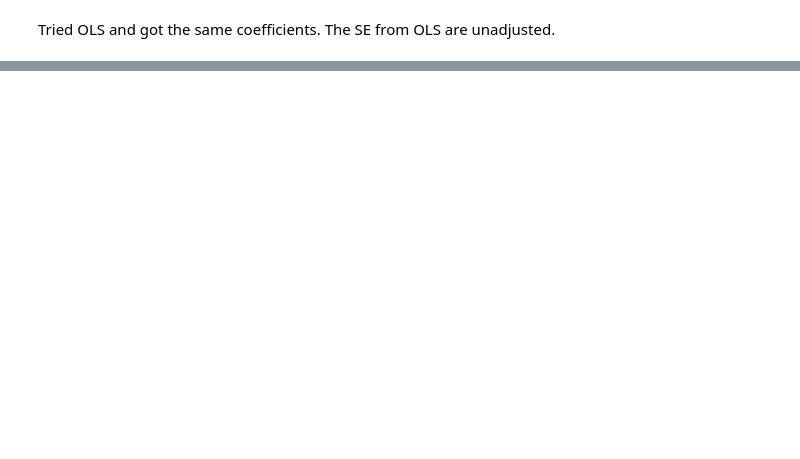
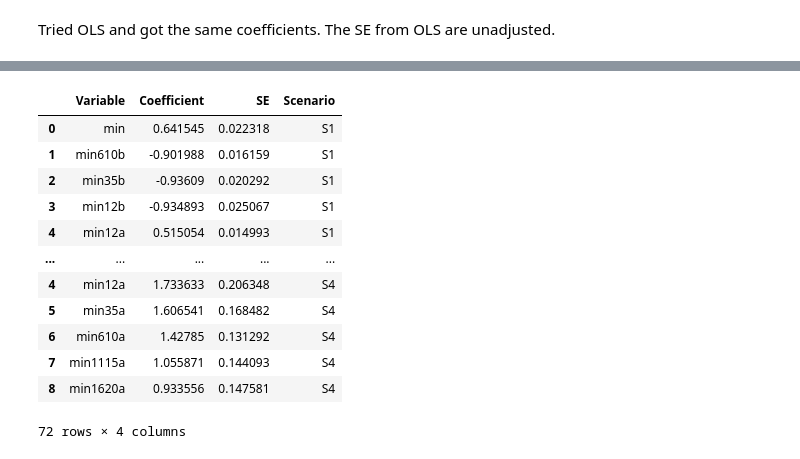
Before and after one commit to boyuchen21/minimum_wage, a Jupyter notebook: codes/compare_estimators.ipynb, the cells around one changed output, grey strips where cells are left out. Saved outputs shown, nothing was run; the diff lists cells and outputs as text; code cells hidden in the pictures; blank space fills up the shorter version.

```diff
--- a/codes/compare_estimators.ipynb
+++ b/codes/compare_estimators.ipynb
@@ -623,0 +621,16 @@ plt.show()
+# %%
+result_appended
+# %% [output]
+|  | Variable | Coefficient | SE | Scenario |
+| 0 | min | 0.641545 | 0.022318 | S1 |
+| 1 | min610b | -0.901988 | 0.016159 | S1 |
+| 2 | min35b | -0.93609 | 0.020292 | S1 |
+| 3 | min12b | -0.934893 | 0.025067 | S1 |
+| 4 | min12a | 0.515054 | 0.014993 | S1 |
+| ... | ... | ... | ... | ... |
+| 4 | min12a | 1.733633 | 0.206348 | S4 |
+| 5 | min35a | 1.606541 | 0.168482 | S4 |
+| 6 | min610a | 1.42785 | 0.131292 | S4 |
+| 7 | min1115a | 1.055871 | 0.144093 | S4 |
+| 8 | min1620a | 0.933556 | 0.147581 | S4 |
+72 rows × 4 columns
```
Also changed, not shown: parts of 11 cells of this notebook, 8 other files.
